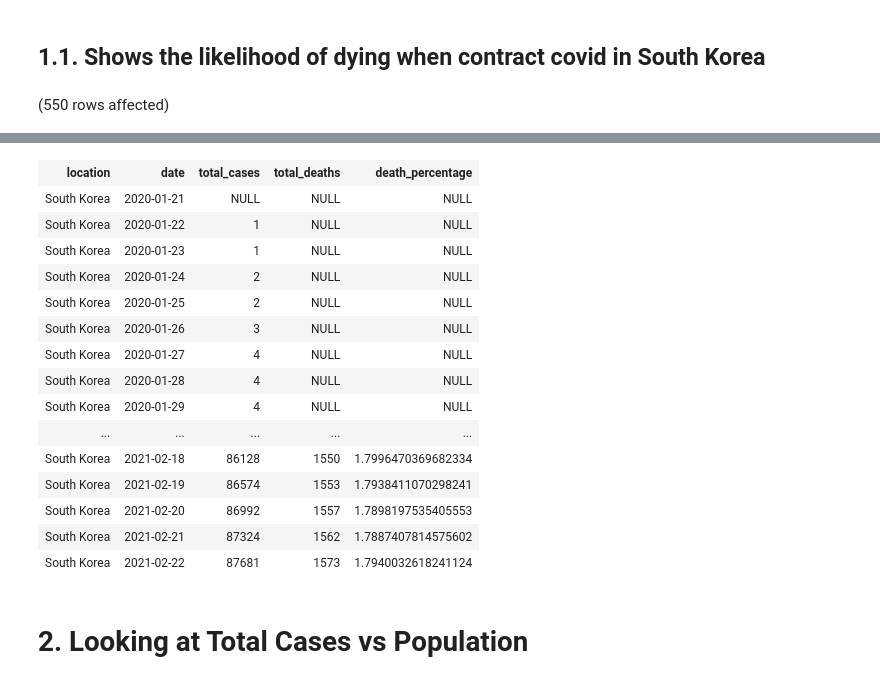
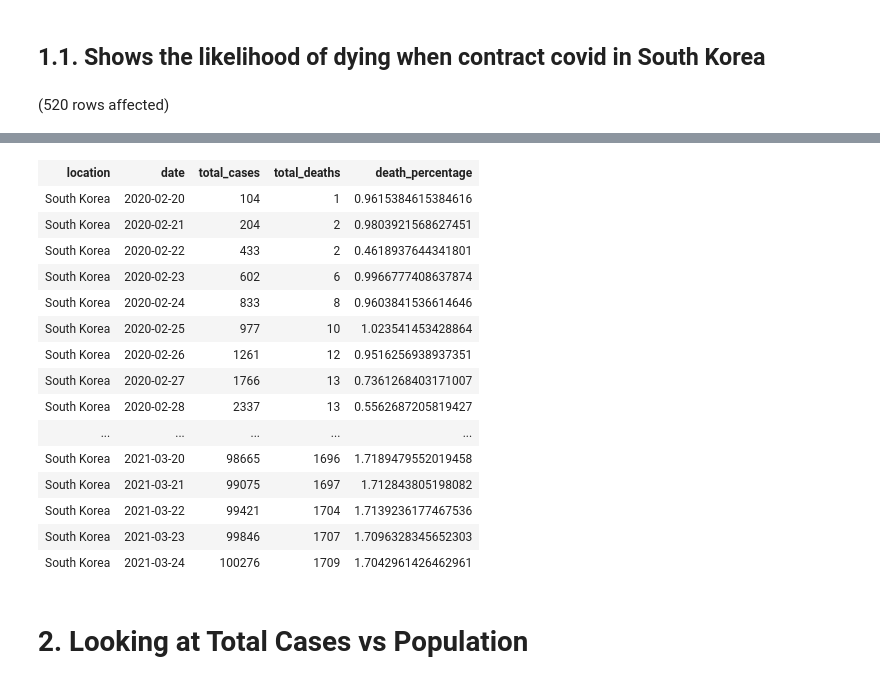
Before and after one commit to guiaramos/covid-data-exploration, a Jupyter notebook: Covid Data Explorantion.ipynb, the cells around one changed output, grey strips where cells are left out. Saved outputs shown, nothing was run; the diff lists cells and outputs as text; code cells hidden in the pictures.

```diff
--- a/Covid Data Explorantion.ipynb
+++ b/Covid Data Explorantion.ipynb
@@ -18,6 +30,7 @@ Total execution time: 00:00:00.563
 SELECT location, date, total_cases, total_deaths, (total_deaths/total_cases)*100 as death_percentage
 FROM Covid..deaths
 WHERE location = 'SOUTH KOREA'
+AND total_deaths IS NOT NULL
 ORDER BY 1,2;
 # %% [output]
-(550 rows affected)
+(520 rows affected)
@@ -25,19 +38,19 @@ Total execution time: 00:00:00.038
 | location | date | total_cases | total_deaths | death_percentage |
-| South Korea | 2020-01-21 | NULL | NULL | NULL |
-| South Korea | 2020-01-22 | 1 | NULL | NULL |
-| South Korea | 2020-01-23 | 1 | NULL | NULL |
-| South Korea | 2020-01-24 | 2 | NULL | NULL |
-| South Korea | 2020-01-25 | 2 | NULL | NULL |
-| South Korea | 2020-01-26 | 3 | NULL | NULL |
-| South Korea | 2020-01-27 | 4 | NULL | NULL |
-| South Korea | 2020-01-28 | 4 | NULL | NULL |
-| South Korea | 2020-01-29 | 4 | NULL | NULL |
+| South Korea | 2020-02-20 | 104 | 1 | 0.9615384615384616 |
+| South Korea | 2020-02-21 | 204 | 2 | 0.9803921568627451 |
+| South Korea | 2020-02-22 | 433 | 2 | 0.4618937644341801 |
+| South Korea | 2020-02-23 | 602 | 6 | 0.9966777408637874 |
+| South Korea | 2020-02-24 | 833 | 8 | 0.9603841536614646 |
+| South Korea | 2020-02-25 | 977 | 10 | 1.023541453428864 |
+| South Korea | 2020-02-26 | 1261 | 12 | 0.9516256938937351 |
+| South Korea | 2020-02-27 | 1766 | 13 | 0.7361268403171007 |
+| South Korea | 2020-02-28 | 2337 | 13 | 0.5562687205819427 |
 | ... | ... | ... | ... | ... |
-| South Korea | 2021-02-18 | 86128 | 1550 | 1.7996470369682334 |
-| South Korea | 2021-02-19 | 86574 | 1553 | 1.7938411070298241 |
-| South Korea | 2021-02-20 | 86992 | 1557 | 1.7898197535405553 |
-| South Korea | 2021-02-21 | 87324 | 1562 | 1.7887407814575602 |
-| South Korea | 2021-02-22 | 87681 | 1573 | 1.7940032618241124 |
+| South Korea | 2021-03-20 | 98665 | 1696 | 1.7189479552019458 |
+| South Korea | 2021-03-21 | 99075 | 1697 | 1.712843805198082 |
+| South Korea | 2021-03-22 | 99421 | 1704 | 1.7139236177467536 |
+| South Korea | 2021-03-23 | 99846 | 1707 | 1.7096328345652303 |
+| South Korea | 2021-03-24 | 100276 | 1709 | 1.7042961426462961 |
 # %% [markdown]
 # 2. Looking at Total Cases vs Population
 # %% [markdown]
```
Also changed, not shown: parts of 8 cells of this notebook.
